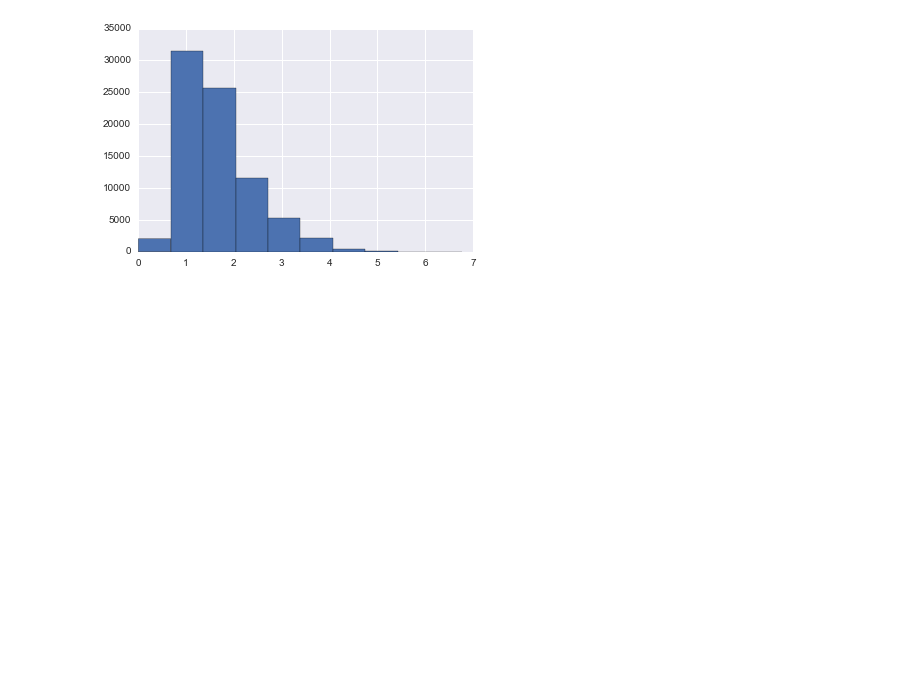
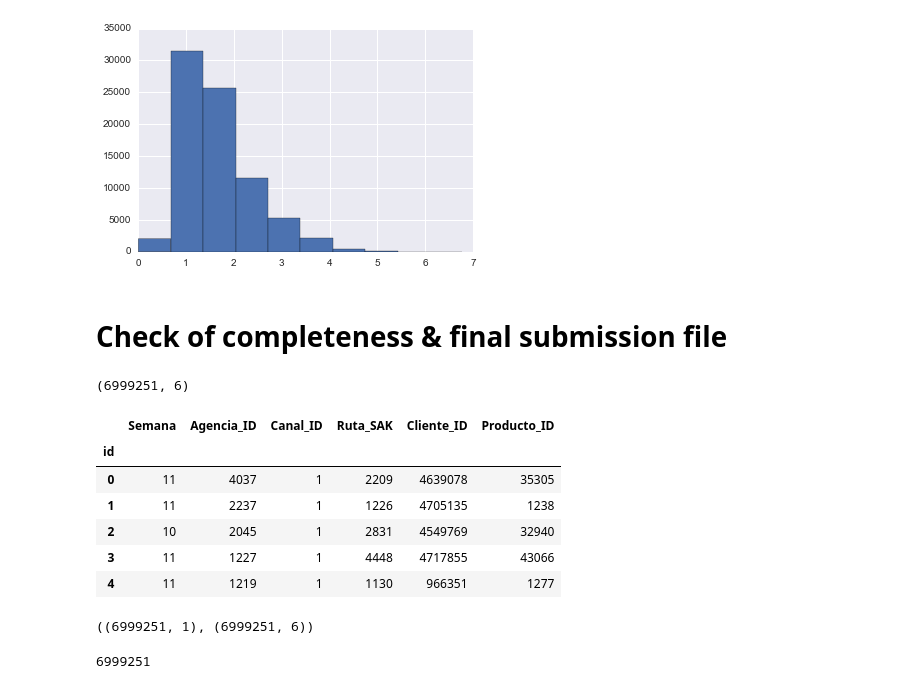
Before and after one commit to ValIlya/KB, a Jupyter notebook: models/models_timeseries_release_v01.ipynb, the cells around one changed output. Drawn from its saved outputs; the diff is of its cells as text; code cells hidden in the pictures; blank space fills up the shorter version.

```diff
--- a/models/models_timeseries_release_v01.ipynb
+++ b/models/models_timeseries_release_v01.ipynb
@@ -324,3 +324,18 @@ os.makedirs('Predictions')
 os.makedirs('Predictions/release_v01')
 # %%
 y_eval.to_csv('Predictions/release_v01/Prediction_%s_v01.csv' % 'NAYARIT')
+# %% [markdown]
+# Check of completeness & final submission file
+# %%
+test = pd.read_csv('test.csv',index_col=0)
+print(test.shape)
+test.head()
+# %% [output]
+(6999251, 6)
+|  | Semana | Agencia_ID | Canal_ID | Ruta_SAK | Cliente_ID | Producto_ID |
+| id |  |  |  |  |  |  |
+| 0 | 11 | 4037 | 1 | 2209 | 4639078 | 35305 |
+| 1 | 11 | 2237 | 1 | 1226 | 4705135 | 1238 |
+| 2 | 10 | 2045 | 1 | 2831 | 4549769 | 32940 |
+| 3 | 11 | 1227 | 1 | 4448 | 4717855 | 43066 |
+| 4 | 11 | 1219 | 1 | 1130 | 966351 | 1277 |
@@ -326,0 +345,8 @@ y_eval.to_csv('Predictions/release_v01/Prediction_%s_v01.csv' % 'NAYARIT')
+# %%
+test_states.shape, test.shape
+# %% [output]
+((6999251, 1), (6999251, 6))
+# %%
+test_states.reset_index()['index'].nunique()
+# %% [output]
+6999251
```
Also changed, not shown: parts of 6 cells of this notebook, 2 other files.
